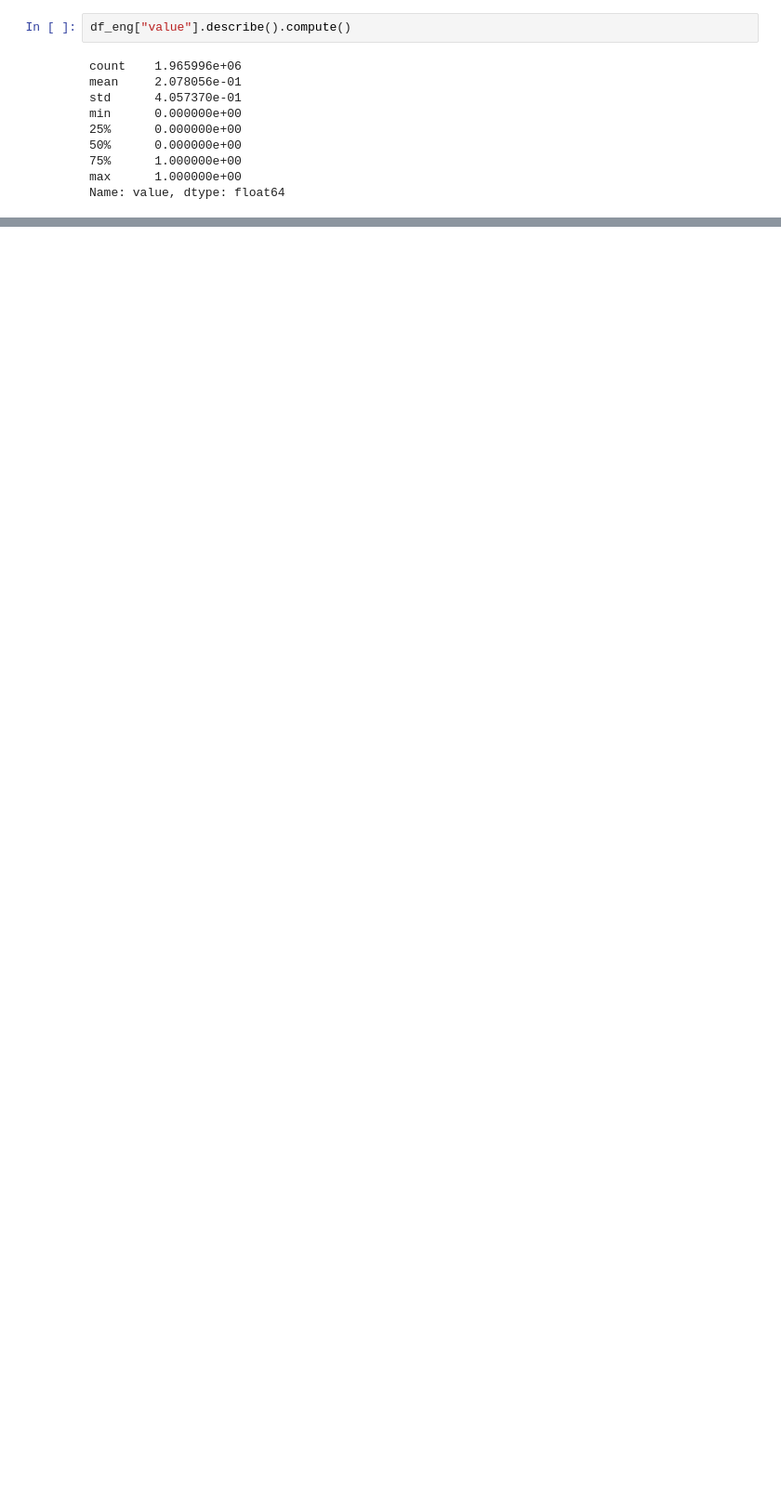
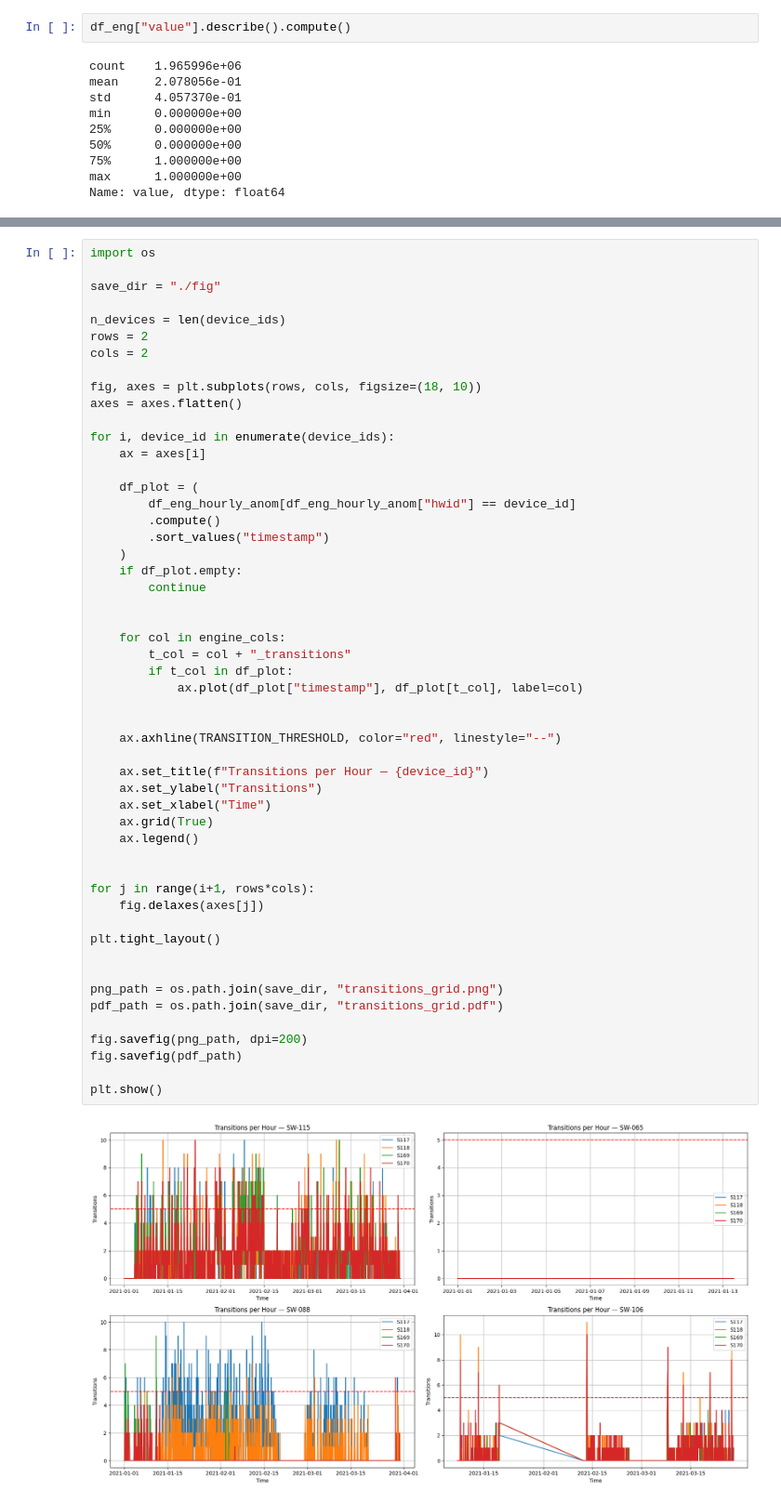
Before and after one commit to abbaszal/AnomalyDetection_DASK, a Jupyter notebook: src/init.ipynb, the cells around one changed output, grey strips where cells are left out. Shown at 93% size. Drawn from its saved outputs; the diff is of its cells as text; blank space fills up the shorter version.

```diff
--- a/src/init.ipynb
+++ b/src/init.ipynb
@@ -68,0 +326,54 @@ Name: value, dtype: float64
+# %%
+import os
+
+save_dir = "./fig"
+
+n_devices = len(device_ids)
+rows = 2
+cols = 2
+
+fig, axes = plt.subplots(rows, cols, figsize=(18, 10))
+axes = axes.flatten()
+
+for i, device_id in enumerate(device_ids):
+    ax = axes[i]
+
+    df_plot = (
+        df_eng_hourly_anom[df_eng_hourly_anom["hwid"] == device_id]
+        .compute()
+        .sort_values("timestamp")
+    )
+    if df_plot.empty:
+        continue
+
+
+    for col in engine_cols:
+        t_col = col + "_transitions"
+        if t_col in df_plot:
+            ax.plot(df_plot["timestamp"], df_plot[t_col], label=col)
+
+
+    ax.axhline(TRANSITION_THRESHOLD, color="red", linestyle="--")
+
+    ax.set_title(f"Transitions per Hour — {device_id}")
+    ax.set_ylabel("Transitions")
+    ax.set_xlabel("Time")
+    ax.grid(True)
+    ax.legend()
+
+
+for j in range(i+1, rows*cols):
+    fig.delaxes(axes[j])
+
+plt.tight_layout()
+
+
+png_path = os.path.join(save_dir, "transitions_grid.png")
+pdf_path = os.path.join(save_dir, "transitions_grid.pdf")
+
+fig.savefig(png_path, dpi=200)
+fig.savefig(pdf_path)
+
+plt.show()
+# %% [output]
+[figure, added]
```
Also changed, not shown: parts of 16 cells of this notebook, 10 other files.
